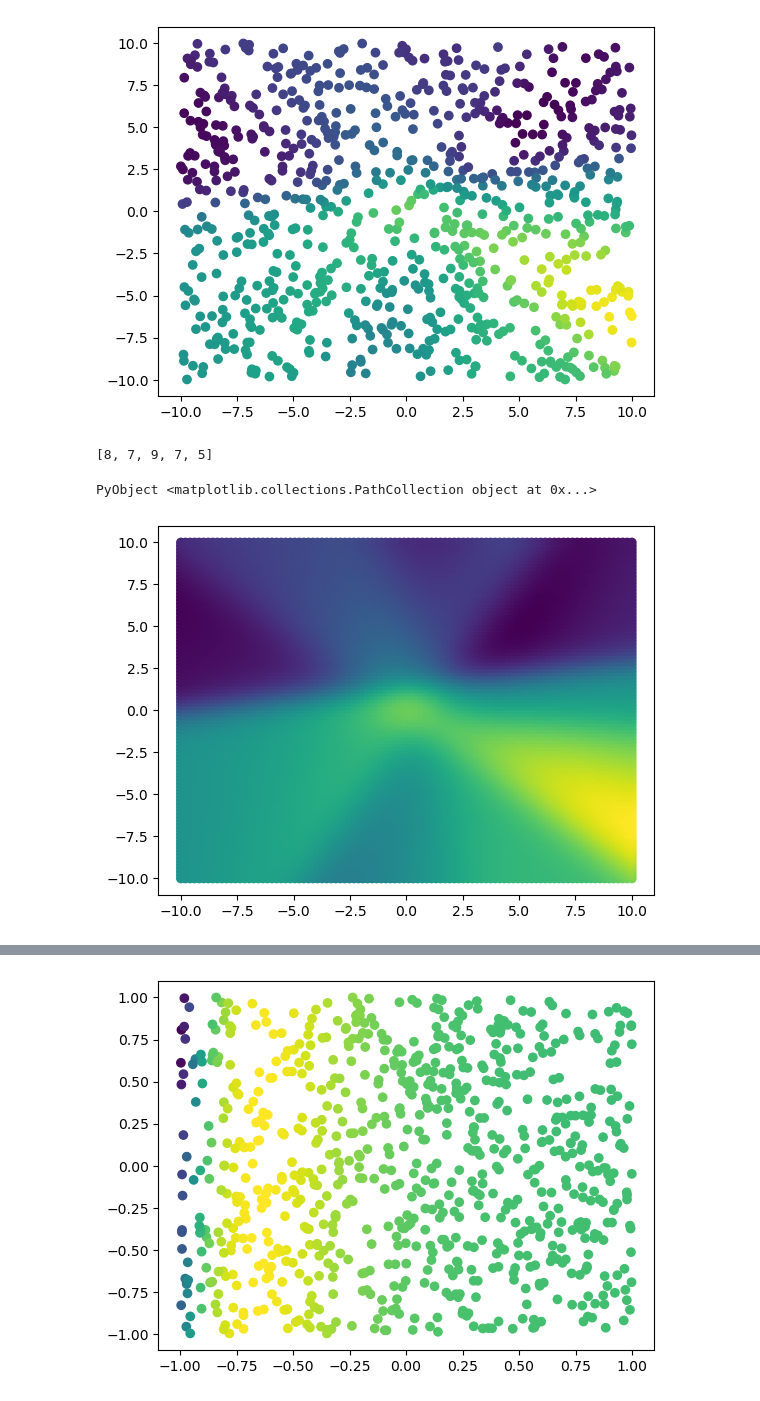
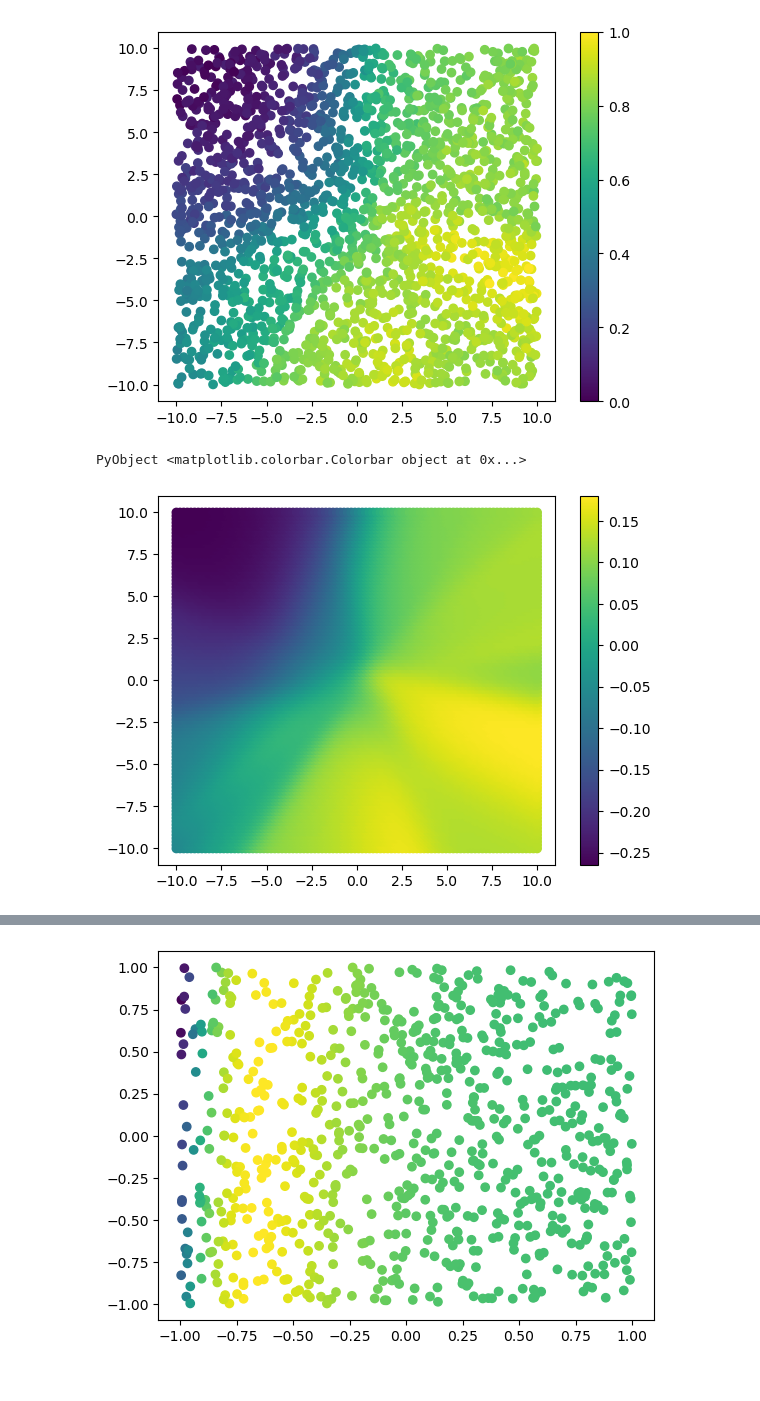
Before and after one commit to jberezow/RJMCMC, a Jupyter notebook: Thesis-LayerNet.ipynb, the cells around one changed output, grey strips where cells are left out. Drawn from its saved outputs; the diff is of its cells as text; code cells hidden in the pictures.

Commit message:
Fixed data scaling issue in LayerNet

```diff
--- a/Thesis-LayerNet.ipynb
+++ b/Thesis-LayerNet.ipynb
@@ -20,7 +19,7 @@ WARNING: using Plots.grid in module Main conflicts with an existing identifier.
 network = "interpolator"
 
 #Data hyperparameters
-n = 200 #Number of samples per mode (classifier)
+n = 500 #Number of samples per mode (classifier)
 m = 4 #Number of modes (classifier)
 d = 2 #Input dimension
 N = n*4 #Total samples
@@ -30,7 +29,7 @@ bound = 10.0 #Axis bound
 #Network hyperparameters
 α = 0.9 #Regularization term
 σₖ = sqrt(1/α) #Network parameter variances
-σᵧ = 0.002
+σᵧ = 0.01
 
 #Node hyperparameters
 k_range = 12 #Maximum number of neurons per layer
@@ -44,7 +43,11 @@ k = k_real;
 #Helper Functions
 function plot_data(data,scores,alpha=1.0)
     PyPlot.scatter(data[:,1],data[:,2],c=scores,alpha=alpha)
-    #PyPlot.colorbar()
+    PyPlot.colorbar()
+end
+
+function plot_surf(data,scores)
+    PyPlot.scatter(data[:,1],data[:,2],data[:,3],c=scores)
 end
 
 function plot_contour(data, scores, alpha=1.0)
@@ -153,28 +154,29 @@ obs = choicemap()::ChoiceMap
 # %%
 #---------------------------------------------------
 #Generate Network Parameters and Corresponding Curve
 #---------------------------------------------------
 obs = choicemap()::ChoiceMap
-obs[:l] = 5
-x_raw = rand(Uniform(-bound,bound),(N,2))
+obs[:l] = 3
+#obs[(:k,1)] = 200
+x_raw = rand(Uniform(-bound,bound),(N,d))
 x = transpose(x_raw)
 data = x
 data_raw = x_raw
 
 (trace,) = generate(generator, (), obs)
-println([trace[(:k,i)] for i=1:trace[:l]])
 
-y_real = Flux.σ.(G(x,trace)[1,:])
-#ϵ = [normal(0.0,0.05) for i=1:length(y_real)]
-#print(ϵ)
-#y_real += ϵ
-#print(y_real)
+y_real = G(x,trace)[1,:]
+y_real = [y_real[i] + normal(0.0,0.01) for i=1:length(y_real)]
 
+
+dt = StatsBase.fit(UnitRangeTransform, y_real, dims=1, unit=true)
+y_real = StatsBase.transform(dt, y_real)
+#plot_surf(x_raw,y_real)
 plot_data(x_raw,y_real)
+#display(x_raw)
 # %% [output]
-[figure, old version]
+[figure, new version]
-[8, 7, 9, 7, 5]
+PyObject <matplotlib.colorbar.Colorbar object at 0x...>
-PyObject <matplotlib.collections.PathCollection object at 0x...>
 # %%
 function creategrid(d::Integer, n::Integer, low::Float64, high::Float64)
 
@@ -191,10 +193,10 @@ end
 grid = creategrid(2,100,-bound,bound)
 grid_raw = reduce(hcat, getindex.(grid,i) for i in eachindex(grid[1]))
 grid2 = transpose(grid_raw)
-z = Flux.σ.(G(grid2,trace))[1,:]
+z = G(grid2,trace)[1,:]
 plot_data(grid_raw, z);
 # %% [output]
-[figure, old version]
+[figure, new version]
 # %%
 #Classifier Network Tries to Learn the Generator Network
 
```
Also changed, not shown: parts of 7 cells of this notebook, 1 other file.
